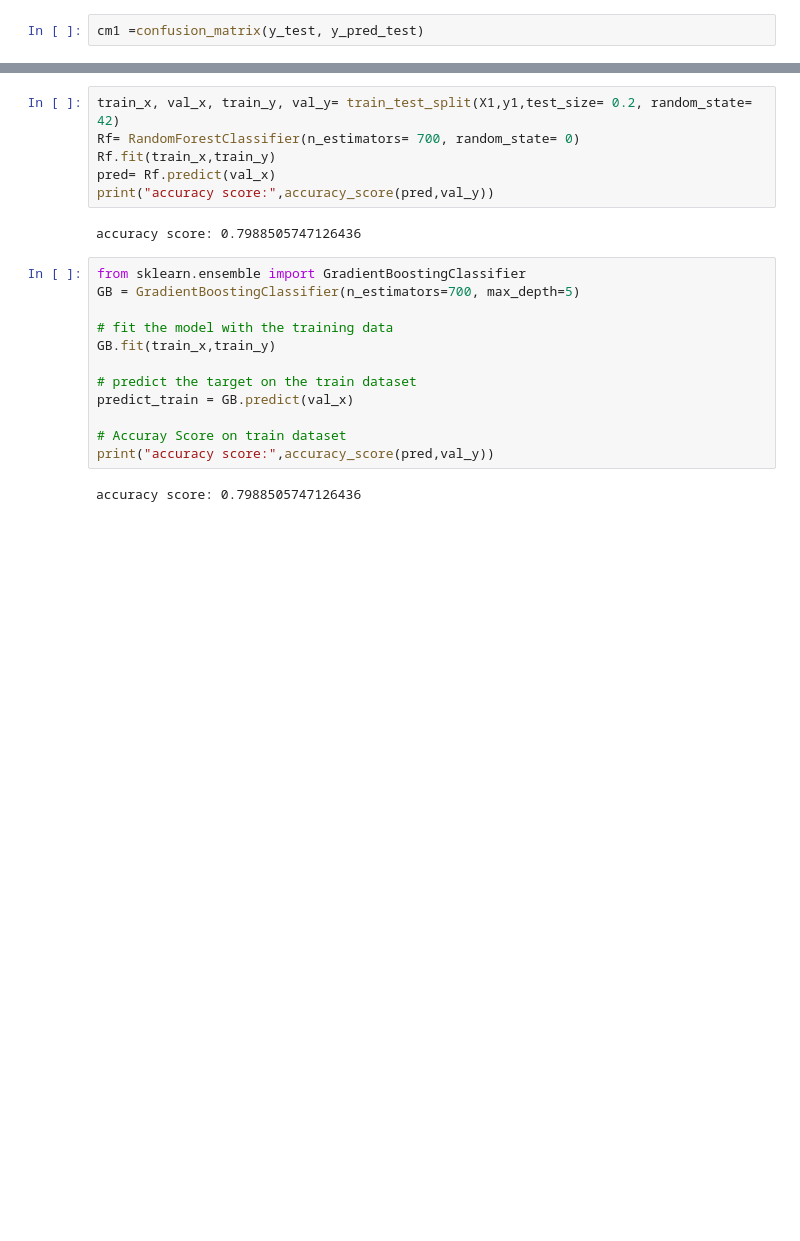
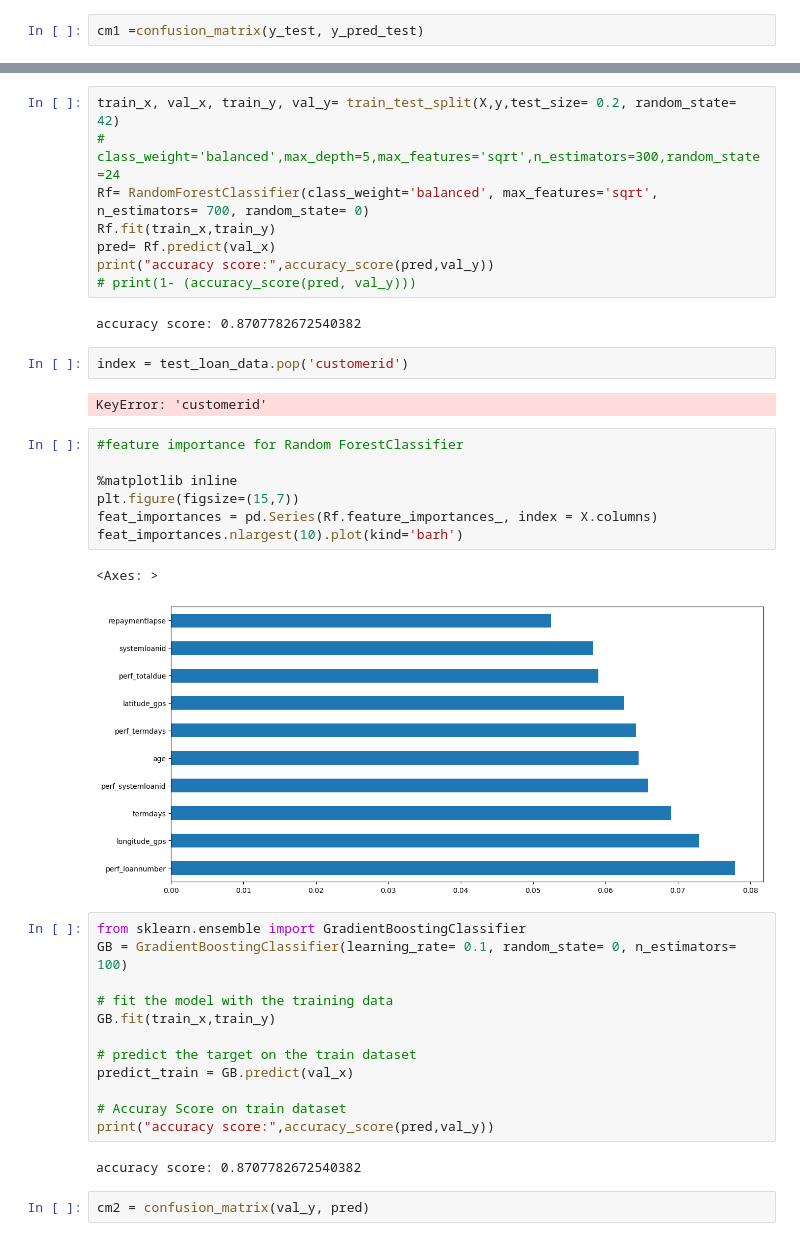
Before and after one commit to kakopo/loan-default-prediction-challenge-group-8, a Jupyter notebook: data_analysis_improved.ipynb, the cells around one changed output, grey strips where cells are left out. Drawn from its saved outputs; the diff is of its cells as text; blank space fills up the shorter version.

```diff
--- a/data_analysis_improved.ipynb
+++ b/data_analysis_improved.ipynb
@@ -409,14 +625,30 @@ disp.plot()
 # %%
-train_x, val_x, train_y, val_y= train_test_split(X1,y1,test_size= 0.2, random_state= 42)
-Rf= RandomForestClassifier(n_estimators= 700, random_state= 0)
+train_x, val_x, train_y, val_y= train_test_split(X,y,test_size= 0.2, random_state= 42)
+# class_weight='balanced',max_depth=5,max_features='sqrt',n_estimators=300,random_state=24
+Rf= RandomForestClassifier(class_weight='balanced', max_features='sqrt', n_estimators= 700, random_state= 0)
 Rf.fit(train_x,train_y)
 pred= Rf.predict(val_x)
 print("accuracy score:",accuracy_score(pred,val_y))
+# print(1- (accuracy_score(pred, val_y)))
 # %% [output]
-accuracy score: 0.7988505747126436
+accuracy score: 0.8707782672540382
+# %%
+index = test_loan_data.pop('customerid')
+# %% [output]
+KeyError: 'customerid'
+# %%
+#feature importance for Random ForestClassifier
+
+%matplotlib inline
+plt.figure(figsize=(15,7))
+feat_importances = pd.Series(Rf.feature_importances_, index = X.columns)
+feat_importances.nlargest(10).plot(kind='barh')
+# %% [output]
+<Axes: >
+[figure, added]
 # %%
 from sklearn.ensemble import GradientBoostingClassifier
-GB = GradientBoostingClassifier(n_estimators=700, max_depth=5)
+GB = GradientBoostingClassifier(learning_rate= 0.1, random_state= 0, n_estimators= 100)
 
 # fit the model with the training data
 GB.fit(train_x,train_y)
@@ -427,4 +659,6 @@ predict_train = GB.predict(val_x)
 # Accuray Score on train dataset
 print("accuracy score:",accuracy_score(pred,val_y))
 # %% [output]
-accuracy score: 0.7988505747126436
+accuracy score: 0.8707782672540382
+# %%
+cm2 = confusion_matrix(val_y, pred)
```
Also changed, not shown: parts of 36 cells of this notebook.
